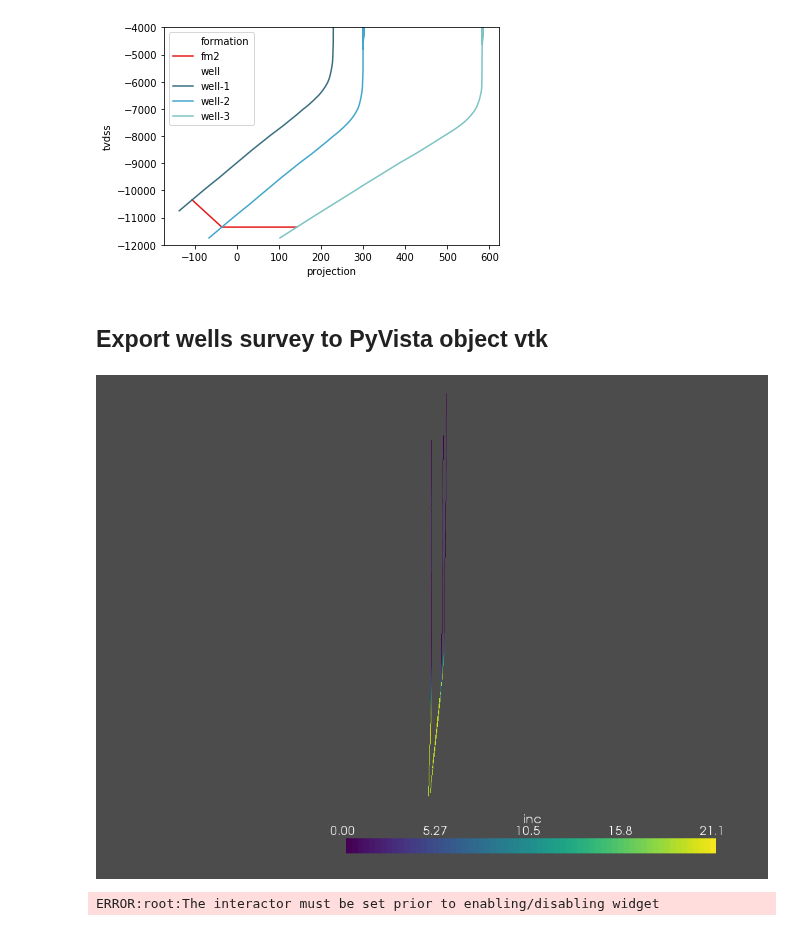
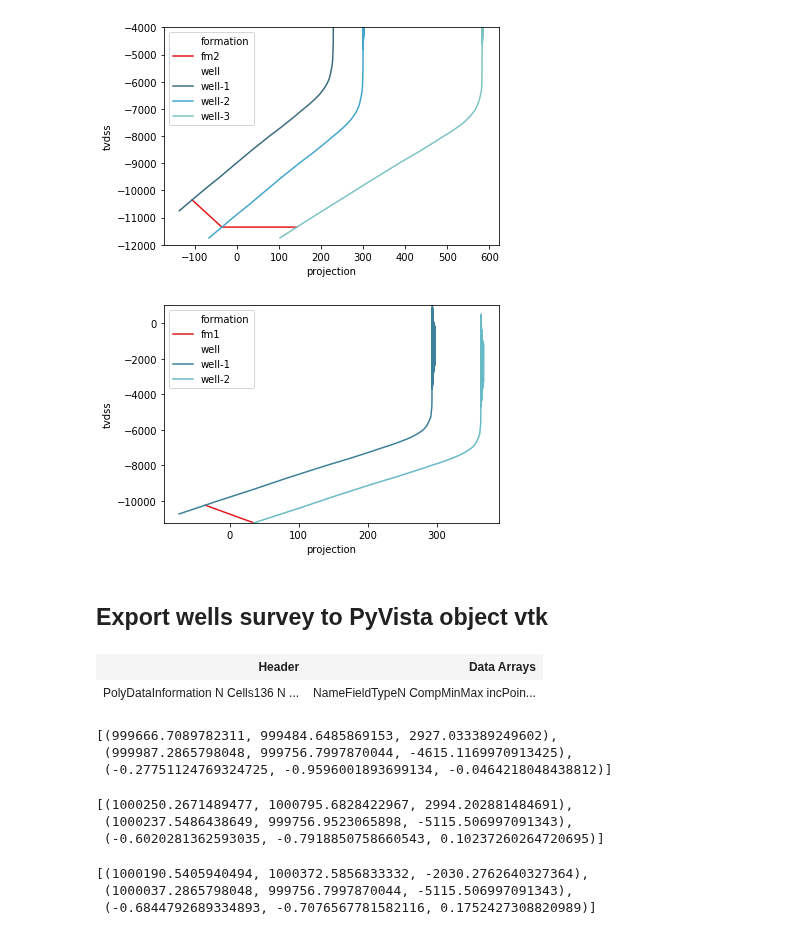
Before and after one commit to scuervo91/reservoirpy, a Jupyter notebook: examples/welllogs/1-basics/2-groups_wells.ipynb, the cells around one changed output. Drawn from its saved outputs; the diff is of its cells as text; code cells hidden in the pictures.

```diff
--- a/examples/welllogs/1-basics/2-groups_wells.ipynb
+++ b/examples/welllogs/1-basics/2-groups_wells.ipynb
@@ -236,16 +302,40 @@ sns.lineplot(x='projection',y='tvdss', data=surv,
 g1.structural_view(azi=45,ylims=[-4000,-12000],formations=['fm2'])
 # %% [output]
 [figure]
+# %%
+g1.structural_view(azi=45,formations=['fm1'], wells=['well-1','well-2'])
+# %% [output]
+[figure, added]
 # %% [markdown]
 ## Export wells survey to PyVista object vtk
 # %%
 w1_vtk = g1.wells['well-1'].get_vtk()
+w1_vtk
+# %% [output]
+| Header | Data Arrays |
+| PolyDataInformation N Cells136 N ... | NameFieldTypeN CompMinMax incPoin... |
+# %%
+w1_vtk.plot(notebook=False)
+# %% [output]
+[(999666.7089782311, 999484.6485869153, 2927.033389249602),
+ (999987.2865798048, 999756.7997870044, -4615.1169970913425),
+ (-0.27751124769324725, -0.9596001893699134, -0.0464218048438812)]
 # %%
 ss=g1.wells_surveys_vtk()
 
-ss.plot(notebook=True)
+ss.plot(notebook=False)
 # %% [output]
-[figure, removed]
-ERROR:root:The interactor must be set prior to enabling/disabling widget
+[(1000250.2671489477, 1000795.6828422967, 2994.202881484691),
+ (1000237.5486438649, 999756.9523065898, -5115.506997091343),
+ (-0.6020281362593035, -0.7918850758660543, 0.10237260264720695)]
+# %%
+p=pv.Plotter(notebook=False)
+p.add_mesh(ss['well-1'], scalars='azi')
+p.add_mesh(ss['well-2'], scalars='tvdss')
+p.show()
+# %% [output]
+[(1000190.5405940494, 1000372.5856833332, -2030.2762640327364),
+ (1000037.2865798048, 999756.7997870044, -5115.506997091343),
+ (-0.6844792689334893, -0.7076567781582116, 0.1752427308820989)]
 # %%
 tops_vtk = g1.tops_vtk()
```
Also changed, not shown: parts of 12 cells of this notebook, 1 other file.
